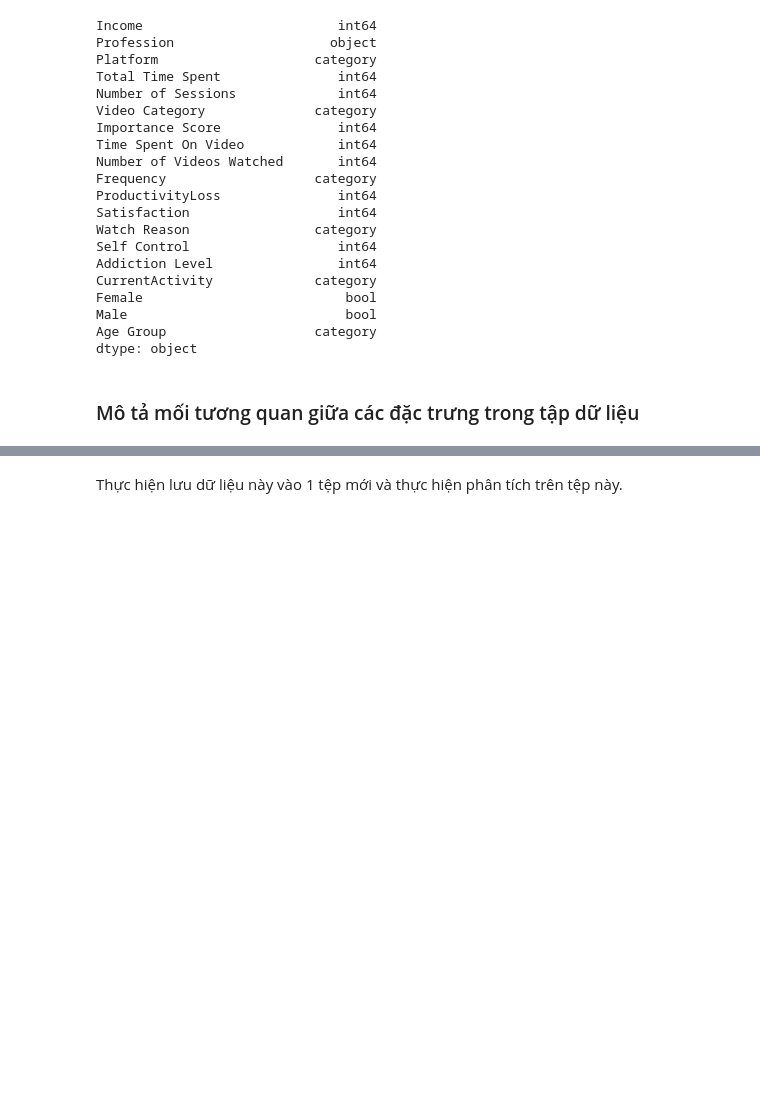
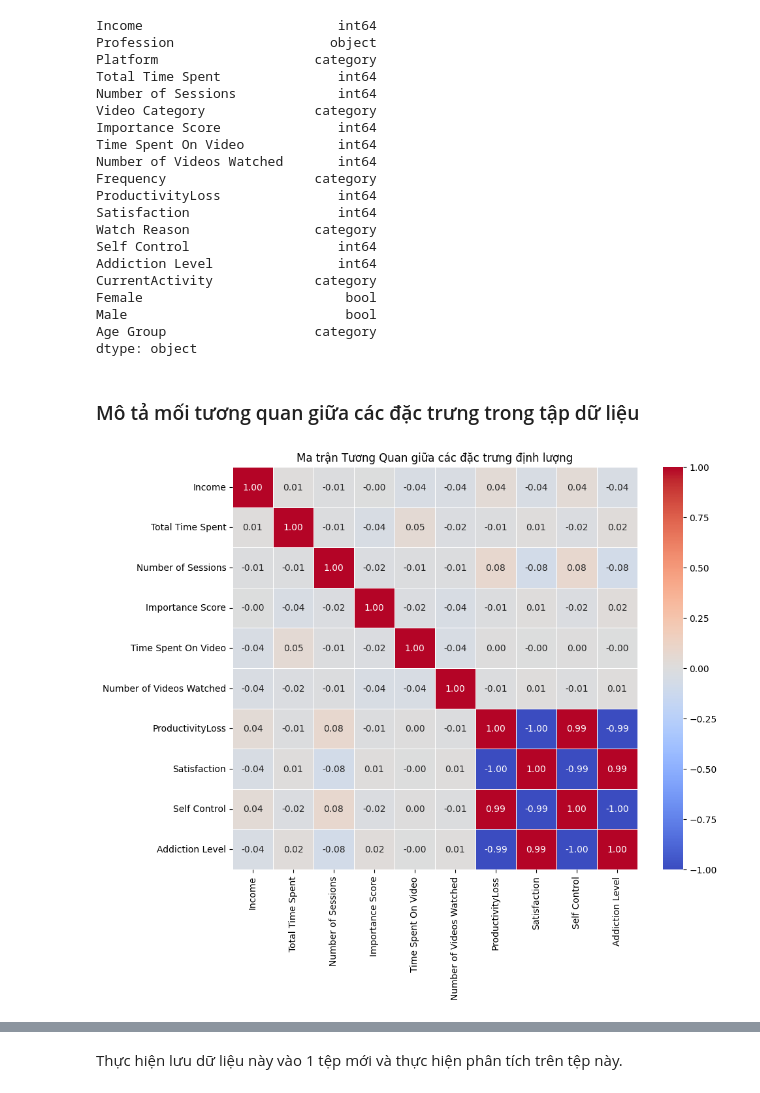
Before and after one commit to uyen312/LTCKHDL, a Jupyter notebook: Source code/DataPreprocessing.ipynb, the cells around one changed output, grey strips where cells are left out. Cells and saved outputs as stored; diff of their text form; code cells hidden in the pictures; blank space fills up the shorter version.

```diff
--- a/Source code/DataPreprocessing.ipynb
+++ b/Source code/DataPreprocessing.ipynb
@@ -238,0 +249,35 @@ Addiction Level
+# %%
+# Chọn ra những cột có kiểu định lượng
+numeric_cols = data.select_dtypes(include=['number']).columns
+
+# Tính toán các giá trị thống kê
+def missing_ratio(series):
+    return series.isnull().mean() * 100
+
+def lower_quartile(series):
+    return series.quantile(0.25)
+
+def median(series):
+    return series.median()
+
+def upper_quartile(series):
+    return series.quantile(0.75)
+
+min_vals = data[numeric_cols].min()
+max_vals = data[numeric_cols].max()
+lower_quartiles = data[numeric_cols].apply(lower_quartile)
+medians = data[numeric_cols].median()
+upper_quartiles = data[numeric_cols].apply(upper_quartile)
+
+# Tạo một DataFrame chứa các giá trị thống kê của những cột định lượng
+num_col_info_df = pd.DataFrame({
+    "Tỷ lệ giá trị thiếu": data[numeric_cols].apply(missing_ratio).round(1),
+    "Giá trị nhỏ nhất": min_vals.round(1),
+    "Tứ phân vị dưới": lower_quartiles.round(1),
+    "Trung vị": medians.round(1),
+    "Tứ phân vị trên": upper_quartiles.round(1),
+    "Giá trị lớn nhất": max_vals.round(1)
+}).T
+
+# In ra
+num_col_info_df
@@ -337,3 +479,14 @@ Age Group                   category
 dtype: object
 # %% [markdown]
 ### Mô tả mối tương quan giữa các đặc trưng trong tập dữ liệu
+# %%
+# Tính toán ma trận tương quan giữa các cột định lượng
+correlation_matrix = data[numeric_cols].corr()
+
+# Vẽ biểu đồ heatmap để trực quan hóa mối tương quan
+plt.figure(figsize=(10, 8))
+sns.heatmap(correlation_matrix, annot=True, cmap="coolwarm", fmt=".2f", linewidths=0.5)
+plt.title('Ma trận Tương Quan giữa các đặc trưng định lượng')
+plt.show()
+# %% [output]
+[figure, added]
```
Also changed, not shown: parts of 9 cells of this notebook.
